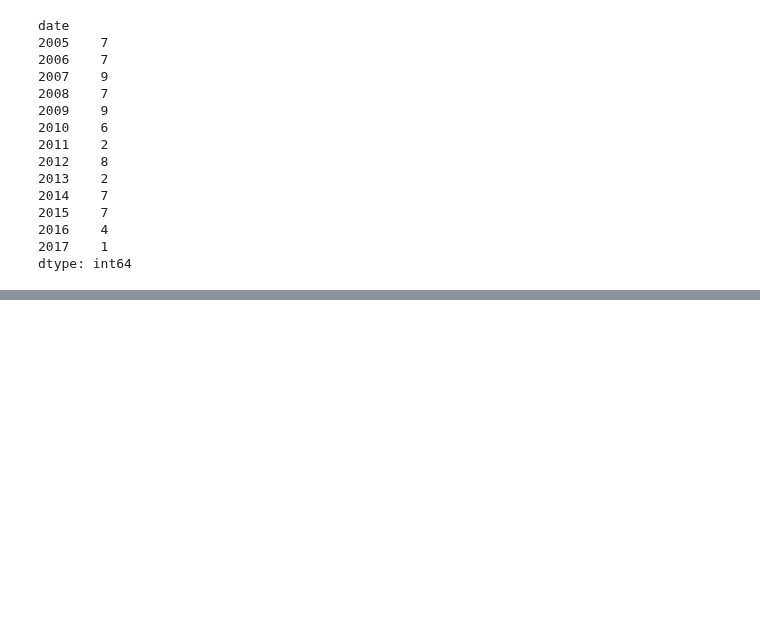
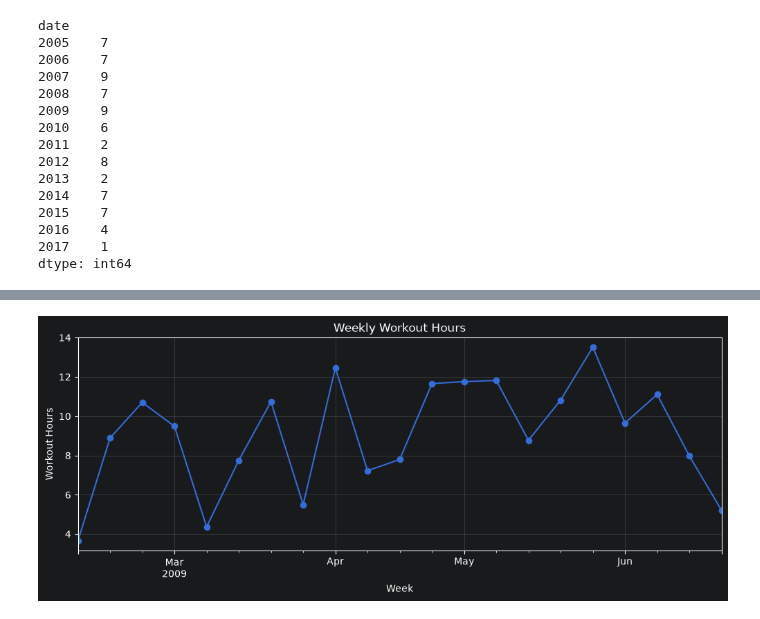
Before and after one commit to jhh0107gsc-hub/cycling, a Jupyter notebook: notebooks/02_training_trends.ipynb, the cells around one changed output, grey strips where cells are left out. Drawn from its saved outputs; the diff is of its cells as text; code cells hidden in the pictures; blank space fills up the shorter version.

Commit message:
Analyze weekly training load trends

```diff
--- a/notebooks/02_training_trends.ipynb
+++ b/notebooks/02_training_trends.ipynb
@@ -110,0 +154,7 @@ dtype: int64
+# %%
+candidate_period_df = rides_df.loc[
+    (rides_df["date"] >= "2009-02-01")
+    & (rides_df["date"] < "2009-07-01")
+].copy()
+
+candidate_period_df.shape
@@ -110,0 +180,11 @@ dtype: int64
+# %%
+analysis_period_df = candidate_period_df.copy()
+
+weekly_workout_hours = (
+    analysis_period_df
+    .set_index("date")["workout_hours"]
+    .resample("W-SUN")
+    .sum()
+)
+
+weekly_workout_hours
@@ -110,0 +209,16 @@ dtype: int64
+# %%
+fig, ax = plt.subplots(figsize=(12, 4))
+
+weekly_workout_hours.plot(
+    ax=ax,
+    marker="o",
+)
+
+ax.set_title("Weekly Workout Hours")
+ax.set_xlabel("Week")
+ax.set_ylabel("Workout Hours")
+ax.grid(alpha=0.3)
+
+plt.show()
+# %% [output]
+[figure, added]
```
Also changed, not shown: parts of 25 cells of this notebook.
